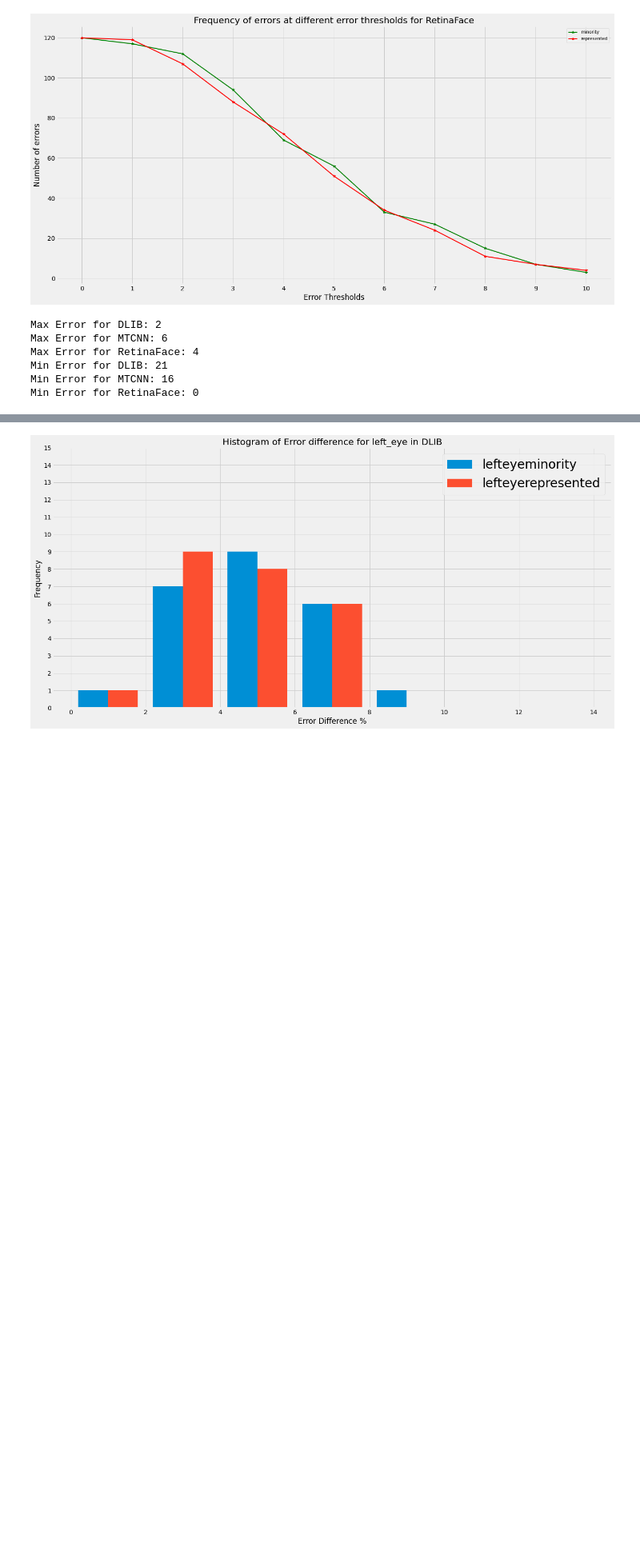
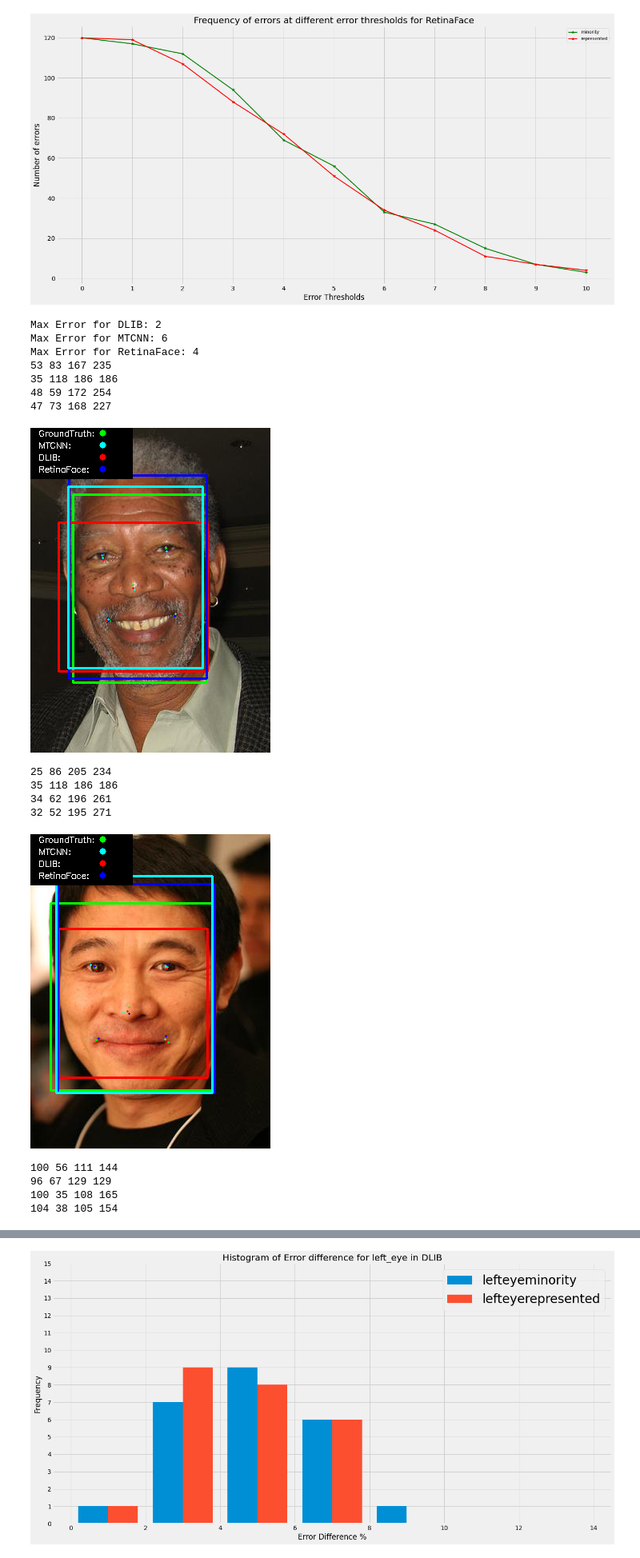
Before and after one commit to zeerakmo/Level4IndividualProject, a Jupyter notebook: src/Evaluation.ipynb, the cells around one changed output, grey strips where cells are left out. Shown at 80% size. Drawn from its saved outputs; the diff is of its cells as text; code cells hidden in the pictures; blank space fills up the shorter version.

```diff
--- a/src/Evaluation.ipynb
+++ b/src/Evaluation.ipynb
@@ -707,18 +673,34 @@ errorThreshold(retinaface_diff,"RetinaFace")
 [figure]
 [figure]
 # %%
-
 print("Max Error for DLIB:", max_error(dlib_diff))
 print("Max Error for MTCNN:",max_error(mtcnn_diff))
 print("Max Error for RetinaFace:",max_error(retinaface_diff))
+show_face_comparison(int(max_error(dlib_diff)))
+show_face_comparison(int(max_error(mtcnn_diff)))
+show_face_comparison(int(max_error(retinaface_diff)))
 
 print("Min Error for DLIB:", min_error(dlib_diff))
 print("Min Error for MTCNN:",min_error(mtcnn_diff))
 print("Min Error for RetinaFace:",min_error(retinaface_diff))
+show_face_comparison(int(min_error(dlib_diff)))
+show_face_comparison(int(min_error(mtcnn_diff)))
+show_face_comparison(int(min_error(retinaface_diff)))
 # %% [output]
 Max Error for DLIB: 2
 Max Error for MTCNN: 6
 Max Error for RetinaFace: 4
-Min Error for DLIB: 21
-Min Error for MTCNN: 16
-Min Error for RetinaFace: 0
+53 83 167 235
+35 118 186 186
+48 59 172 254
+47 73 168 227
+[figure, added]
+25 86 205 234
+35 118 186 186
+34 62 196 261
+32 52 195 271
+[figure, added]
+100 56 111 144
+96 67 129 129
+100 35 108 165
+104 38 105 154
```
Also changed, not shown: parts of 7 cells of this notebook, 1 other file.
